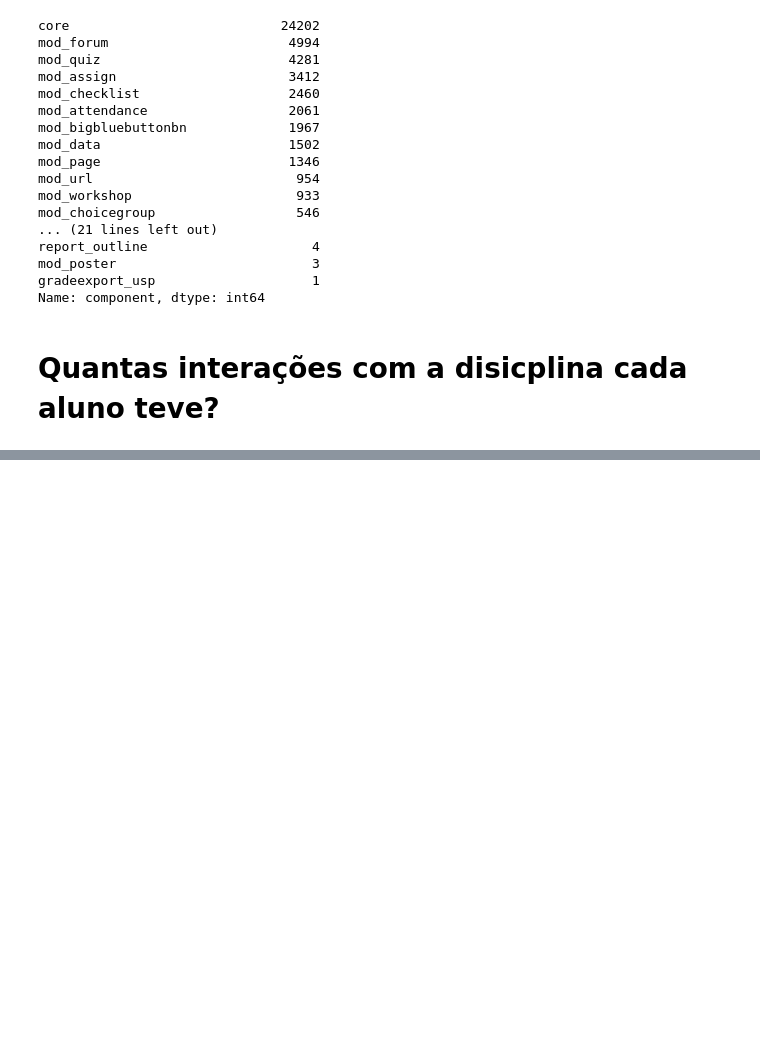
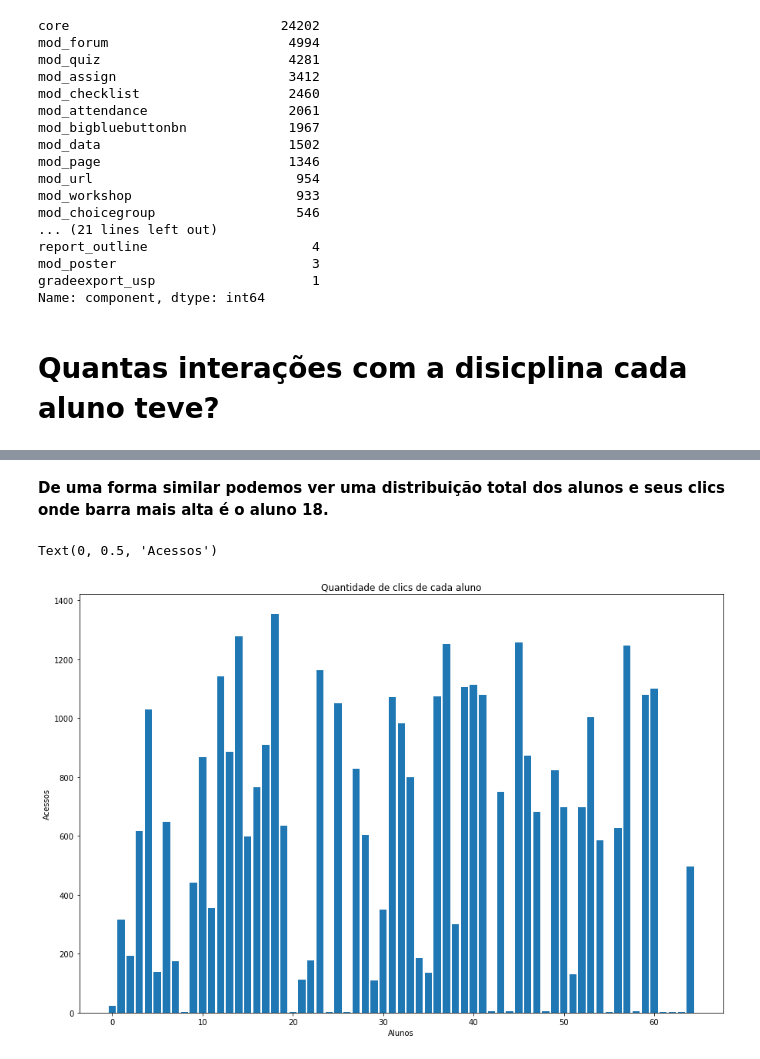
Before and after one commit to gustavo-ifusp/edisc-analytics, a Jupyter notebook: analiseengajamento.ipynb, the cells around one changed output, grey strips where cells are left out. Drawn from its saved outputs; the diff is of its cells as text; code cells hidden in the pictures; blank space fills up the shorter version.

Commit message:
Análise do engajamento dos alunos.
Arquivo com a correção dos gráficos.

```diff
--- a/analiseengajamento.ipynb
+++ b/analiseengajamento.ipynb
@@ -79,0 +96,14 @@ intera.sort_values(by='Acessos',ascending=False)[:N].plot(kind='barh')
+# %% [markdown]
+**De uma forma similar podemos ver uma distribuição total dos alunos e seus clics onde barra mais alta é o aluno 18.**
+# %%
+clics = filtrado3['Acessos']
+x = clics.index
+y = clics
+plt.figure(figsize=(15, 10))
+plt.bar(x, y)
+plt.title('Quantidade de clics de cada aluno')
+plt.xlabel('Alunos')
+plt.ylabel('Acessos')
+# %% [output]
+Text(0, 0.5, 'Acessos')
+[figure, added]
```
Also changed, not shown: parts of 9 cells of this notebook.
